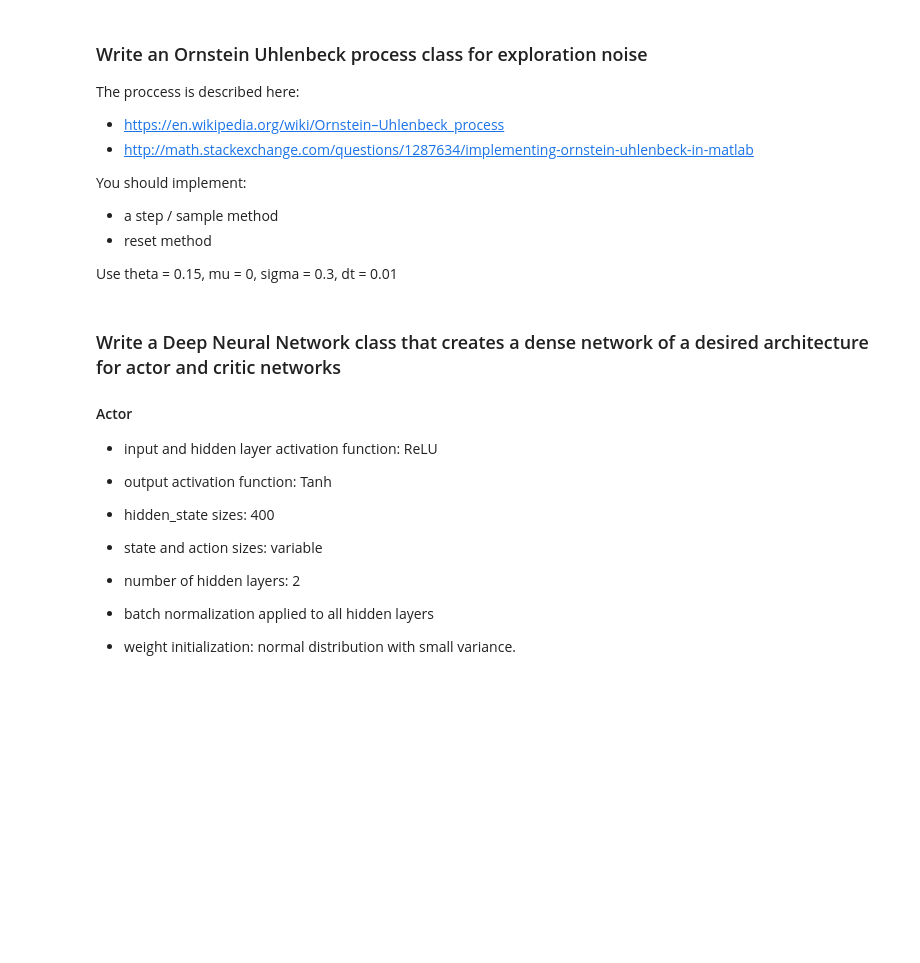
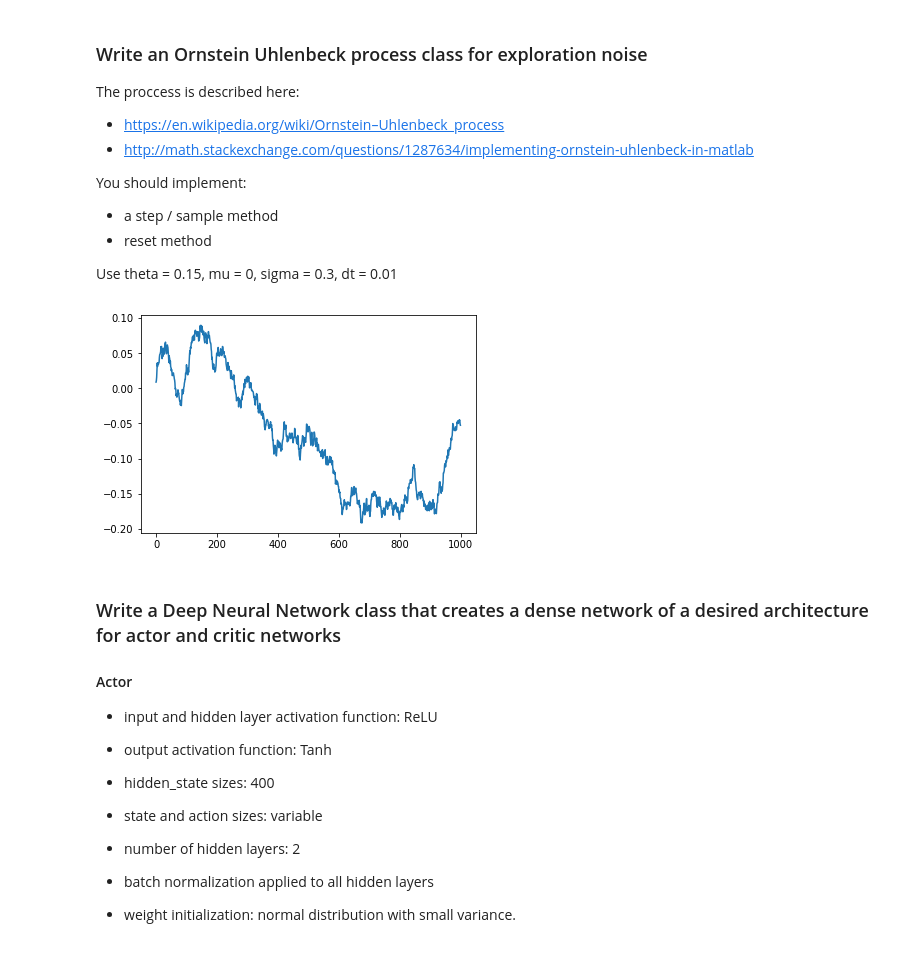
Before and after one commit to Adityav2410/ReinforcementLearning, a Jupyter notebook: OpenAI_PolicyGradient/Assignment 3 - Policy Gradient (DDPG and REINFORCE).ipynb, the cells around one changed output. Cells and saved outputs as stored; diff of their text form; code cells hidden in the pictures; blank space fills up the shorter version.

```diff
--- a/OpenAI_PolicyGradient/Assignment 3 - Policy Gradient (DDPG and REINFORCE).ipynb
+++ b/OpenAI_PolicyGradient/Assignment 3 - Policy Gradient (DDPG and REINFORCE).ipynb
@@ -145,8 +245,39 @@ You should implement:
 - reset method
 
 Use theta = 0.15, mu = 0, sigma = 0.3, dt = 0.01
-# %%
-class OrnsteinUhlenbeckProcess():
+# %%
+class OrnsteinUhlenbeckProcess(object):
+    def __init__(self, dimension, num_steps, theta=0.25, mu=0.0, sigma=0.05, dt=0.01):
+        self.theta = theta
+        self.mu = mu
+        self.sigma = sigma
+        self.dt = dt
+        self.x = np.zeros((dimension,))
+        self.iter = 0
+        self.num_steps = num_steps
+        self.dimension = dimension
+        self.min_epsilon = 0.01 # minimum exploration probability
+        self.epsilon = 1.0
+        self.decay_rate = 5.0/num_steps # exponential decay rate for exploration prob
+
+    def sample(self):
+        self.x = self.x + self.theta*(self.mu-self.x)*self.dt + \
+                                       self.sigma*np.sqrt(self.dt)*np.random.normal(size=self.dimension)
+        return self.epsilon*self.x
+
+    def reset(self):
+        self.x = 0*self.x
+        self.iter += 1
+        self.epsilon = self.min_epsilon + (1.0 - self.min_epsilon)*np.exp(-self.decay_rate*self.iter)
+# %%
+noise =  OrnsteinUhlenbeckProcess(dimension=1,num_steps=1000)
+y = np.zeros((1000))
+for i in range(1000):
+    y[i] = noise.sample()
+plt.plot(range(1000),y)
+plt.show()
+# %% [output]
+[figure, added]
 # %% [markdown]
 ### Write a Deep Neural Network class that creates a dense network of a desired architecture for actor and critic networks
 
```
Also changed, not shown: parts of 22 cells of this notebook.
